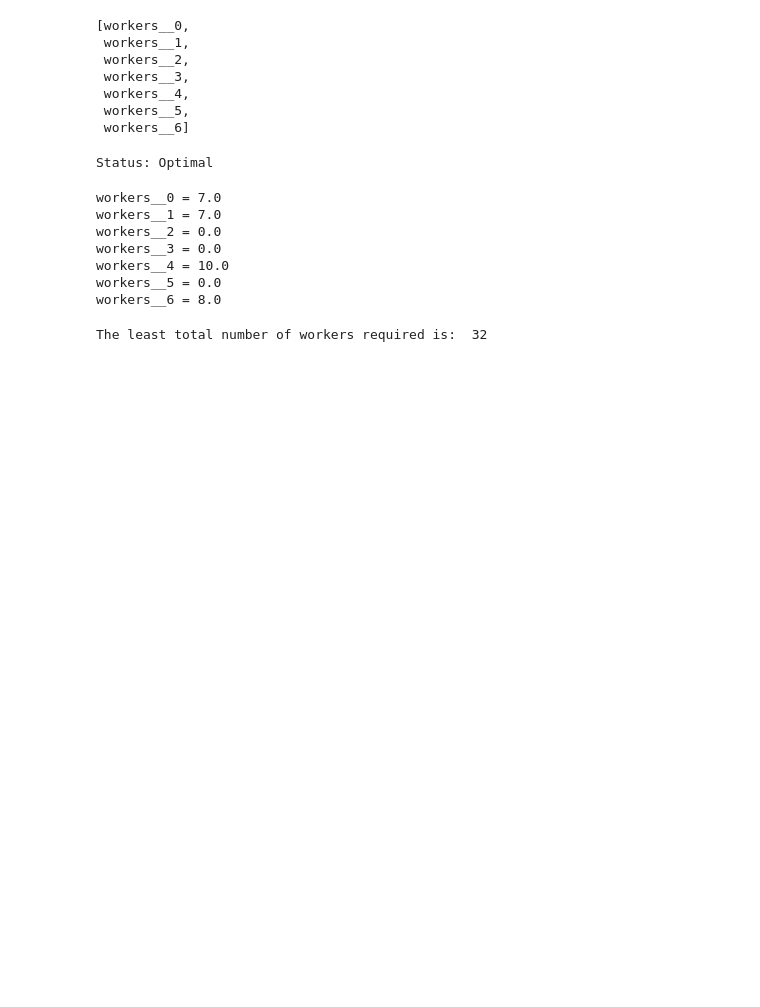
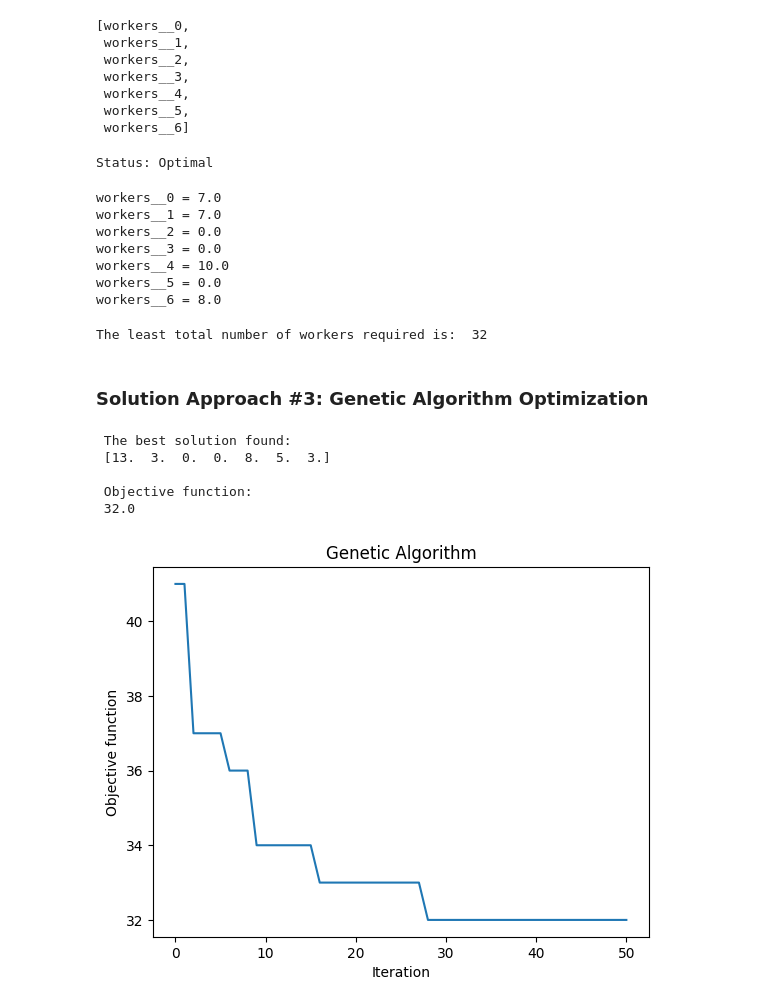
Before and after one commit to Sebastian1981/Operations_Research, a Jupyter notebook: experiments/optimization_pocs.ipynb, the cells around one changed output. Saved outputs shown, nothing was run; the diff lists cells and outputs as text; code cells hidden in the pictures; blank space fills up the shorter version.

Commit message:
add genetic algorithm

```diff
--- a/experiments/optimization_pocs.ipynb
+++ b/experiments/optimization_pocs.ipynb
@@ -285,3 +282,5 @@ for variable in model.variables():
 print('The least total number of workers required is: ', int(workers))
 # %% [output]
 The least total number of workers required is:  32
+# %% [markdown]
+### Solution Approach #3: Genetic Algorithm Optimization
@@ -287,0 +289,53 @@ The least total number of workers required is:  32
+# %%
+# define parameters
+algorithm_param = {'max_num_iteration': 100,\
+                   'population_size':1000,\
+                   'mutation_probability':0.1,\
+                   'elit_ratio': 0.01,\
+                   'crossover_probability': 0.5,\
+                   'parents_portion': 0.3,\
+                   'crossover_type':'uniform',\
+                   'max_iteration_without_improv':20}
+# define variables
+varbound=np.array([[0,25],[0,32],[0,22],[0,18],[0,24],[0,12],[0,14]])
+vartype=np.array([['int'],['int'],['int'],['int'],['int'],['int'],['int']])
+
+# define objective function
+def f(x):
+    cond0 = x[0] + x[3] + x[4] + x[5] + x[6] < 25
+    cond1 = x[0] + x[1] + x[4] + x[5] + x[6] < 32
+    cond2 = x[0] + x[1] + x[2] + x[5] + x[6] < 22
+    cond3 = x[0] + x[1] + x[2] + x[3] + x[6] < 18
+    cond4 = x[0] + x[1] + x[2] + x[3] + x[4] < 24
+    cond5 = x[1] + x[2] + x[3] + x[4] + x[5] < 12
+    cond6 = x[2] + x[3] + x[4] + x[5] + x[6] < 14
+
+    violation0 = x[0] + x[3] + x[4] + x[5] + x[6] - 25
+    violation1 = x[0] + x[1] + x[4] + x[5] + x[6] - 32
+    violation2 = x[0] + x[1] + x[2] + x[5] + x[6] - 22
+    violation3 = x[0] + x[1] + x[2] + x[3] + x[6] - 18
+    violation4 = x[0] + x[1] + x[2] + x[3] + x[4] - 24
+    violation5 = x[1] + x[2] + x[3] + x[4] + x[5] - 12
+    violation6 = x[2] + x[3] + x[4] + x[5] + x[6] - 14
+
+    # apply a penalty each time the contraints are met
+    if cond0 or cond1 or cond2 or cond3 or cond4 or cond5 or cond6:
+        penalty = violation0**2 + violation1**2  + violation2**2  + violation3**2  + violation4**2  + violation5**2  + violation6**2
+        return np.sum(x) + penalty
+    else:
+        return np.sum(x)
+
+model=ga(function=f,
+         dimension=7, # one variable for each day of the week
+         variable_type_mixed=vartype,
+         variable_boundaries=varbound,
+         algorithm_parameters=algorithm_param)
+
+model.run()
+# %% [output]
+ The best solution found:
+ [13.  3.  0.  0.  8.  5.  3.]
+
+ Objective function:
+ 32.0
+[figure, added]
```
Also changed, not shown: parts of 14 cells of this notebook.
